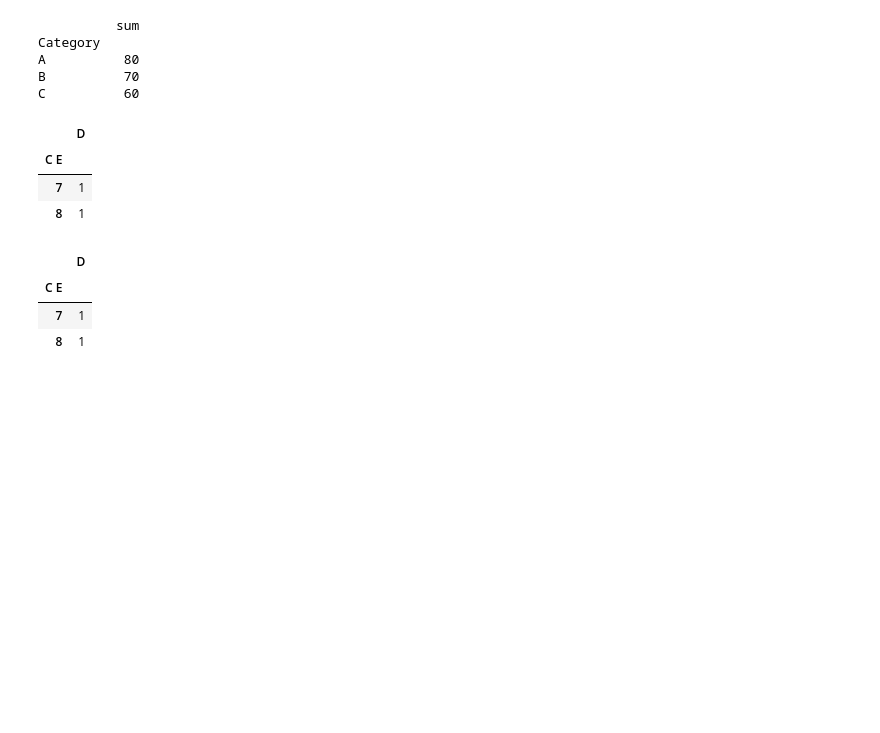
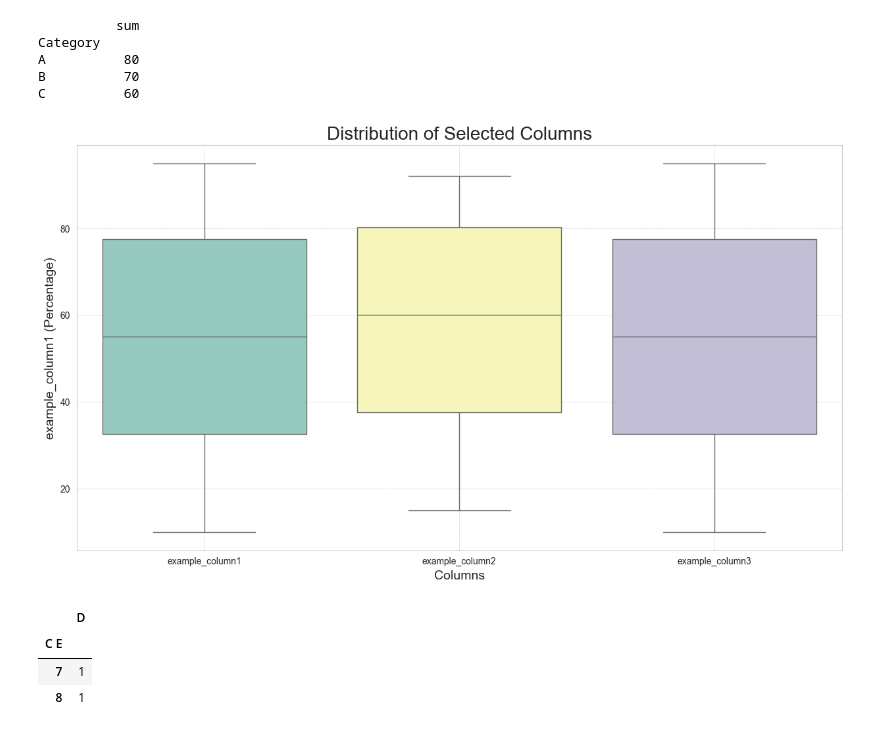
Before and after one commit to zbigniew-galar/main, a Jupyter notebook: Functions.ipynb, the cells around one changed output. Cells and saved outputs as stored; diff of their text form; code cells hidden in the pictures; blank space fills up the shorter version.

```diff
--- a/Functions.ipynb
+++ b/Functions.ipynb
@@ -342,13 +342,66 @@ def update_excel_column_names(input_path: str, header_row = 1):
 input_path = 'data/input/metadata_template - Copy.xlsx'
 update_excel_column_names(input_path, 1)
 # %%
-clean_col(dx)
-dx
+# Function 9
+import pandas as pd
+import matplotlib.pyplot as plt
+import seaborn as sns
+# Create a box plot for passed column names with percentage indication for (0,1)
+def plot_box_charts(df, column_names):
+    # Check if column names are provided as a list
+    if not isinstance(column_names, list):
+        raise ValueError("The column_names parameter should be a list of column names.")
+
+    # Create a copy of the DataFrame to avoid modifying the original data
+    df_copy = df.copy()
+
+    # Initialize a flag for percentage conversion
+    percentage_flags = []
+
+    # Iterate over each column to check if values are between 0 and 1
+    for column in column_names:
+        if df_copy[column].between(0, 1).all():
+            df_copy[column] = df_copy[column] * 100
+            percentage_flags.append(True)
+        else:
+            percentage_flags.append(False)
+
+    # Set the plot size and style
+    plt.figure(figsize=(15, 8))
+    sns.set_style("whitegrid")
+
+    # Create a box plot for each column
+    box_plot = sns.boxplot(data=df_copy[column_names], palette="Set3")
+
+    # Customize the plot
+    box_plot.set_title("Distribution of Selected Columns", fontsize=20)
+    box_plot.set_ylabel("Values", fontsize=14)
+    box_plot.set_xlabel("Columns", fontsize=14)
+    box_plot.grid(True, which='both', linestyle='--', linewidth=0.5)
+
+    # Add percentage label to y-axis if applicable
+    for idx, column in enumerate(column_names):
+        if percentage_flags[idx]:
+            box_plot.set_ylabel(f'{column} (Percentage)', fontsize=14)
+            break  # Since we can only label the y-axis once, we break after the first match
+
+    # Improve the background and grid style
+    box_plot.set_facecolor('white')
+    box_plot.xaxis.grid(True, which='major', linestyle='--', linewidth=0.5)
+    box_plot.yaxis.grid(True, which='major', linestyle='--', linewidth=0.5)
+
+    # Display the plot
+    plt.show()
+
+# Example usage:
+df = pd.DataFrame({
+    'example_column1': [0.1, 0.2, 0.5, 0.7, 0.9, 0.95, 0.6, 0.3, 0.8, 0.4],
+    'example_column2': [0.15, 0.25, 0.55, 0.75, 0.85, 0.92, 0.65, 0.35, 0.82, 0.45],
+    'example_column3': [10, 20, 50, 70, 90, 95, 60, 30, 80, 40]
+})
+plot_box_charts(df, ['example_column1', 'example_column2', 'example_column3'])
 # %% [output]
-|  | D |
-| C E |  |
-| 7 | 1 |
-| 8 | 1 |
+[figure, added]
 # %%
 dx
 # %% [output]
```
Also changed, not shown: parts of 1 cell of this notebook.
